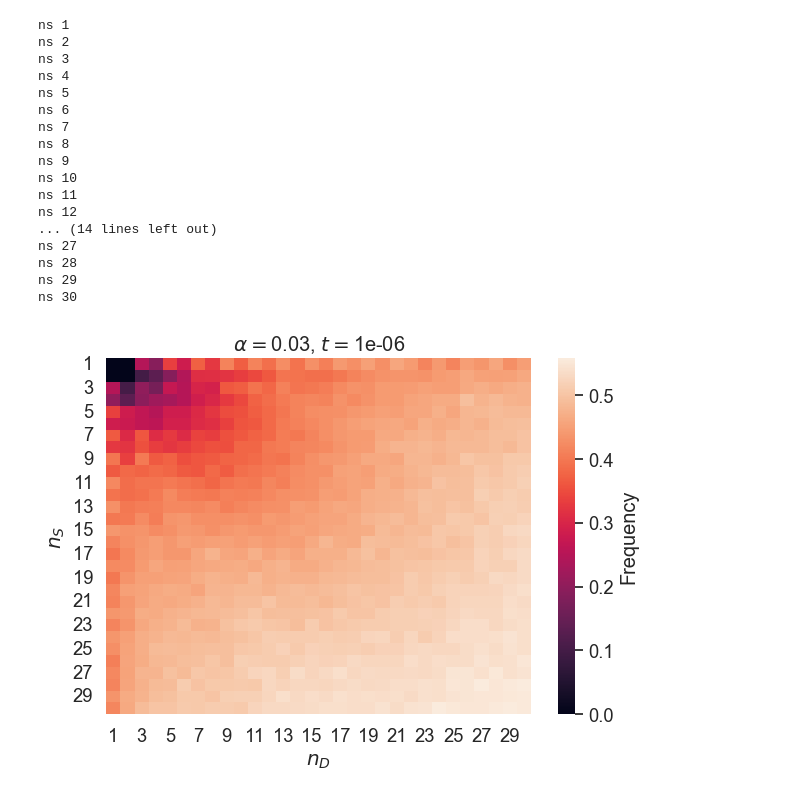
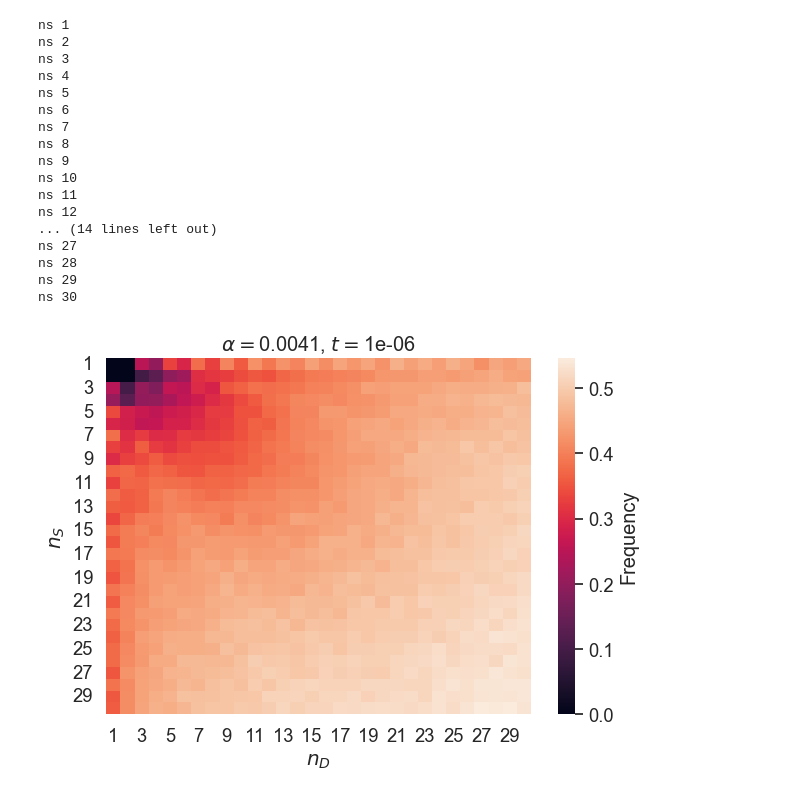
Before and after one commit to AlexKI123/DoublesProject, a Jupyter notebook: Code/SimpleModel/Simple_Model_PhaseDiagram.ipynb, the cells around one changed output. Drawn from its saved outputs; the diff is of its cells as text; code cells hidden in the pictures.

```diff
--- a/Code/SimpleModel/Simple_Model_PhaseDiagram.ipynb
+++ b/Code/SimpleModel/Simple_Model_PhaseDiagram.ipynb
@@ -52,7 +52,7 @@ def analytics(t, fs, fd, mus, mud):
 
 
 # Parameter initializations
-alpha = 4.1*10**(-3)
+alpha = 0.0041
 mus = 1
 mud = 1*alpha
 gridpoints = 30
@@ -119,31 +119,31 @@ df["$n_D$"] = df["$n_D$"].astype(int)
 df = df.pivot(index='$n_S$', columns='$n_D$', values='fraction')
 
 # Plot heatmap
 sns.set(font_scale=1.2)
 sns.heatmap(df, cbar_kws={'label': 'Frequency'})
 plt.yticks(rotation=0)
 plt.xlabel("$n_D$")
 plt.ylabel("$n_S$")
 plt.title('$\\alpha=${}, $t=${}'.format(alpha, threshold))
 
 plt.tight_layout()
 plt.show()
 # %% [output]
 ns 1
 ns 2
 ns 3
 ns 4
 ns 5
 ns 6
 ns 7
 ns 8
 ns 9
 ns 10
 ns 11
 ns 12
 ... (14 lines left out)
 ns 27
 ns 28
 ns 29
 ns 30
-[figure, old version]
+[figure, new version]
```
